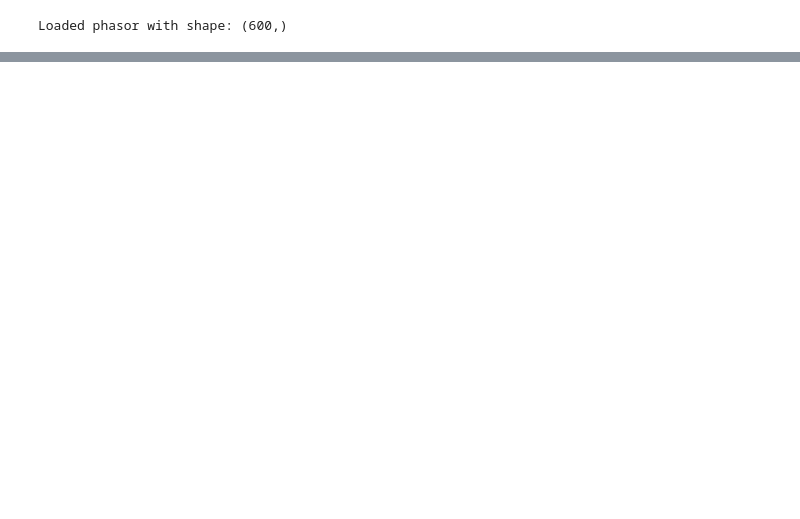
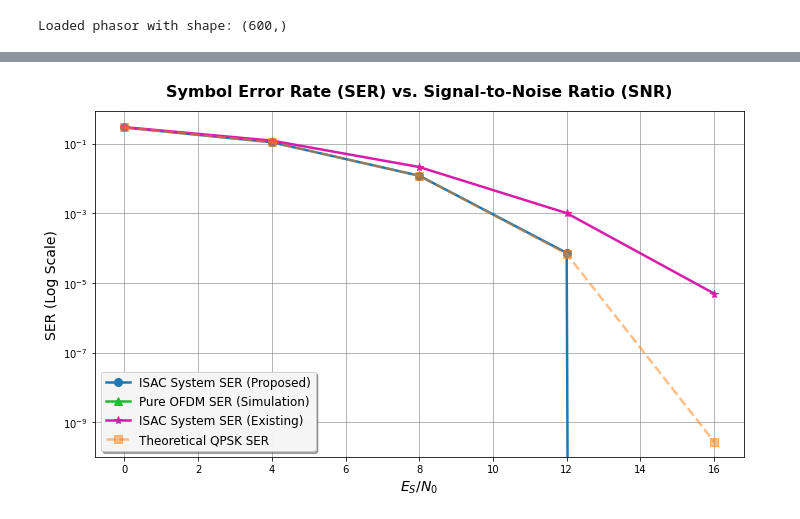
Before and after one commit to OriNik100/Spec_Null, a Jupyter notebook: ofdm_creation.ipynb, the cells around one changed output, grey strips where cells are left out. Cells and saved outputs as stored; diff of their text form; code cells hidden in the pictures; blank space fills up the shorter version.

Commit message:
Fixed matrix handeling and ran the simulation

```diff
--- a/ofdm_creation.ipynb
+++ b/ofdm_creation.ipynb
@@ -342,7 +342,11 @@ Done with SNR=18
 # %%
-def SER_Comp(sensing_signal, SNR_val , iterations, num_subcarriers, t=t , T=T):
+def SER_Comp(sensing_signal, SNR_val , iteration_count, num_subcarriers, t=t , T=T):
 
+    equal_num_isac = 0
+    data_sent = 0
     for i in range(int(iteration_count)):
+
+
         #Constructing the Data
         data = np.random.randint(0, 2, num_subcarriers*2)
         QPSK_data = QPSK_modulation(data)
@@ -363,7 +367,7 @@ def SER_Comp(sensing_signal, SNR_val , iterations, num_subcarriers, t=t , T=T):
 
         data_sent += len(QPSK_data)
 
-        if i % 10000 == 0:
+        if i % 1000 == 0:
             print("iteration: ", i)
 
 
@@ -377,16 +381,19 @@ def SER_Comp(sensing_signal, SNR_val , iterations, num_subcarriers, t=t , T=T):
 # %%
 np.random.seed(42)
 
-SNR = [8, 12, 16, 18]
-StC_ratio = [0.5, 1, 2] # Sensing to Communication ratio
+SNR = [0, 4, 8, 12, 16]
+StC_ratio = [0.5, 1, 5] # Sensing to Communication ratio
 sigma = []
 
-SER_ISAC = []
-SER_OFDM = []
-SER_VOURAS = []
-SER_QAM = []
+# M[h, w] = M[StC, SNR]
+W, H = len(SNR), len(StC_ratio)
 
-iteration = 1
+SER_ISAC = [[0 for x in range(W)] for y in range(H)]
+SER_OFDM = [[0 for x in range(W)] for y in range(H)]
+SER_VOURAS = [[0 for x in range(W)] for y in range(H)]
+SER_QAM = [[0 for x in range(W)] for y in range(H)]
+
+iteration = 1e5
 
 for i, a in enumerate(StC_ratio):
 
@@ -402,43 +409,45 @@ for i, a in enumerate(StC_ratio):
         SER_val_isac = SER_Comp(sensing_signal_isac, SNR_val , iteration, num_subcarriers, t=t , T=T)
         SER_val_vouras = SER_Comp(sensing_signal_vouras, SNR_val , iteration, num_subcarriers, t=t , T=T)
 
-        SER_ISAC.append(SER_val_isac)
-        SER_OFDM.append(SER_val_ofdm)
-        SER_VOURAS.append(SER_val_vouras)
+        SER_ISAC[i][v] = SER_val_isac
+        SER_OFDM[i][v] = SER_val_ofdm
+        SER_VOURAS[i][v] = SER_val_vouras
         print(f"Done with SNR={SNR_val}")
 
         # חישוב עקומה תיאורטית
         SNR_lin = 10**(SNR_val / 10)
-        SER_QAM.append(2*Q(np.sqrt(SNR_lin)) - (Q(np.sqrt(SNR_lin))**2))
+        SER_QAM[i][v] = 2*Q(np.sqrt(SNR_lin)) - (Q(np.sqrt(SNR_lin))**2)
 
 
-# Semi-log scale (y-axis in log scale)
-plt.figure(figsize=(10, 6))
+for k in range(H):
+    # Semi-log scale (y-axis in log scale)
+    plt.figure(figsize=(10, 6))
 
-# ISAC
-plt.semilogy(SNR, SER_ISAC,
-             marker='o', linestyle='-', color='#1f77b4', linewidth=2.5, markersize=8,
-             label='ISAC System SER (Proposed)')
-# Only OFDM
-plt.semilogy(SNR, SER_OFDM,
-             marker='^', linestyle='-', color="#1ebe30", linewidth=2.5, markersize=8,
-             label='Pure OFDM SER (Simulation)')
+    # ISAC
+    plt.semilogy(SNR, SER_ISAC[k],
+                 marker='o', linestyle='-', color='#1f77b4', linewidth=2.5, markersize=8,
+                 label='ISAC System SER (Proposed)')
+    # Only OFDM
+    plt.semilogy(SNR, SER_OFDM[k],
+                 marker='^', linestyle='-', color="#1ebe30", linewidth=2.5, markersize=8,
+                 label='Pure OFDM SER (Simulation)')
 
-plt.semilogy(SNR, SER_VOURAS,
-             marker='*', linestyle='-', color="#d91baa", linewidth=2.5, markersize=8,
-             label='ISAC System SER (Existing)')
+    plt.semilogy(SNR, SER_VOURAS[k],
+                 marker='*', linestyle='-', color="#d91baa", linewidth=2.5, markersize=8,
+                 label='ISAC System SER (Existing)')
 
-# Theory (QPSK)
-plt.semilogy(SNR, SER_QAM,
-             marker='s', linestyle='--', color='#ff7f0e', linewidth=2.5, markersize=8, alpha=0.5,
-             label='Theoretical QPSK SER')
+    # Theory (QPSK)
+    plt.semilogy(SNR, SER_QAM[k],
+                 marker='s', linestyle='--', color='#ff7f0e', linewidth=2.5, markersize=8, alpha=0.5,
+                 label='Theoretical QPSK SER')
 
-plt.title('Symbol Error Rate (SER) vs. Signal-to-Noise Ratio (SNR)', fontsize=16, fontweight='bold', pad=15)
-plt.xlabel(r'$E_S$/$N_0$', fontsize=14)
-plt.ylabel('SER (Log Scale)', fontsize=14)
-plt.grid(True, which='major', linestyle='-', linewidth=0.8, color='gray', alpha=0.7)
-plt.grid(True, which='minor', linestyle='--', linewidth=0.5, color='lightgray', alpha=0.7)
-plt.legend(fontsize=12, loc='lower left', framealpha=0.9, shadow=True)
-plt.tight_layout()
+    plt.title('Symbol Error Rate (SER) vs. Signal-to-Noise Ratio (SNR)', fontsize=16, fontweight='bold', pad=15)
+    plt.xlabel(r'$E_S$/$N_0$', fontsize=14)
+    plt.ylabel('SER (Log Scale)', fontsize=14)
+    plt.grid(True, which='major', linestyle='-', linewidth=0.8, color='gray', alpha=0.7)
+    plt.grid(True, which='minor', linestyle='--', linewidth=0.5, color='lightgray', alpha=0.7)
+    plt.legend(fontsize=12, loc='lower left', framealpha=0.9, shadow=True)
+    plt.tight_layout()
 
 plt.show()
+# %% [output]
@@ -444,0 +471 @@ plt.show()
+[figure, added]
```
Also changed, not shown: parts of 6 cells of this notebook.
